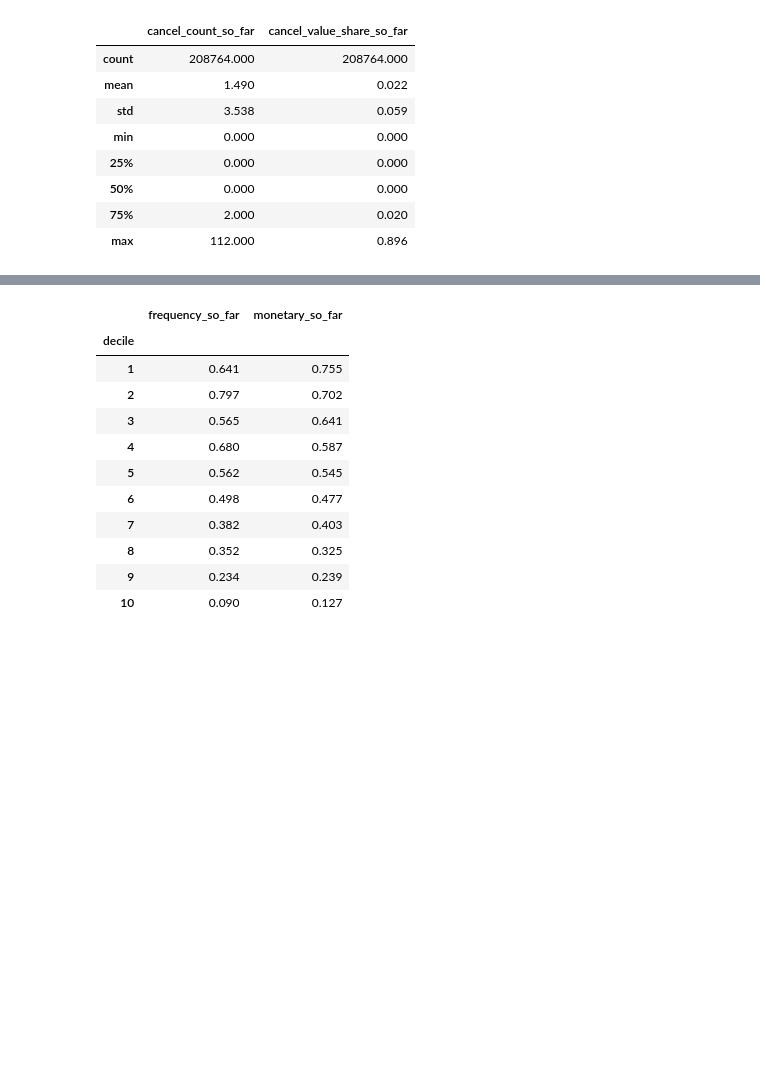
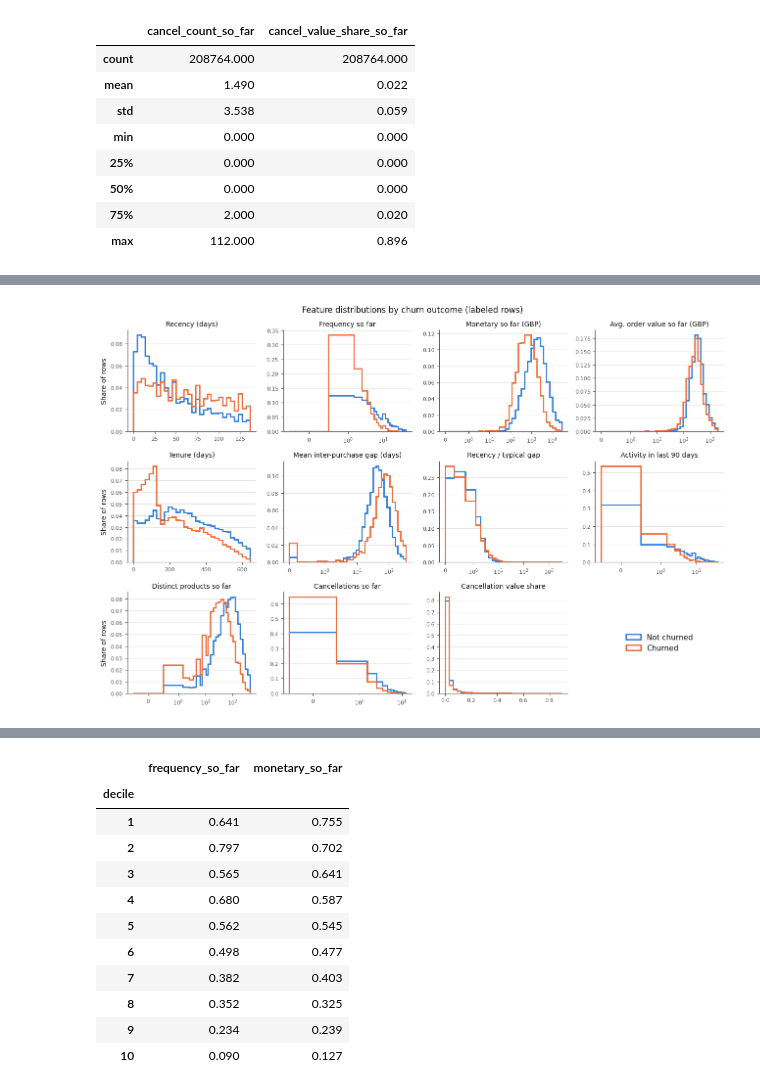
Before and after one commit to nguyenbaanh7779/customer-churn-prediction, a Jupyter notebook: notebooks/07_data_preparation.ipynb, the cells around one changed output, grey strips where cells are left out. Saved outputs shown, nothing was run; the diff lists cells and outputs as text; code cells hidden in the pictures; blank space fills up the shorter version.

```diff
--- a/notebooks/07_data_preparation.ipynb
+++ b/notebooks/07_data_preparation.ipynb
@@ -939,0 +942,82 @@ Name: churn, dtype: float64
+# %%
+labeled = base[base["labelable"]].copy()
+
+FEATURE_PANELS = [
+    ("recency_days", "Recency (days)", "linear"),
+    ("frequency_so_far", "Frequency so far", "count"),
+    ("monetary_so_far", "Monetary so far (GBP)", "skewed"),
+    ("avg_order_value_so_far", "Avg. order value so far (GBP)", "skewed"),
+    ("tenure_days", "Tenure (days)", "linear"),
+    ("mean_gap_so_far", "Mean inter-purchase gap (days)", "skewed"),
+    ("recency_to_typical_gap", "Recency / typical gap", "skewed"),
+    ("activity_last_90d", "Activity in last 90 days", "count"),
+    ("distinct_products_so_far", "Distinct products so far", "count"),
+    ("cancel_count_so_far", "Cancellations so far", "count"),
+    ("cancel_value_share_so_far", "Cancellation value share", "linear"),
+]
+CLASS_STYLES = [
+    (0, "Not churned", COLOR_EXISTING),
+    (1, "Churned", COLOR_NEW),
+]
+
+
+def panel_bin_edges(values, kind, n_bins=30):
+    """Bin edges for one feature panel of the distribution grid."""
+    if kind == "linear":
+        return np.linspace(values.min(), values.max(), n_bins + 1)
+    upper = values.quantile(0.99)
+    log_steps = np.expm1(np.linspace(0, np.log1p(upper + 1), n_bins + 1))
+    if kind == "count":
+        return np.unique(np.round(log_steps)) - 0.5
+    return log_steps
+
+
+fig, axes = plt.subplots(3, 4, figsize=(13, 8.5))
+for ax, (col, label, kind) in zip(axes.flat, FEATURE_PANELS):
+    edges = panel_bin_edges(labeled[col].dropna(), kind)
+    for churn_value, name, color in CLASS_STYLES:
+        class_values = labeled.loc[labeled["churn"] == churn_value, col]
+        class_values = class_values.dropna()
+        shown = class_values[class_values <= edges[-1]]
+        ax.hist(
+            shown,
+            bins=edges,
+            weights=np.full(len(shown), 1 / len(class_values)),
+            histtype="step",
+            linewidth=2,
+            color=color,
+            label=name,
+        )
+    if kind != "linear":
+        ax.set_xscale("symlog", linthresh=1)
+    ax.set_title(label, fontsize=10)
+    ax.tick_params(labelsize=8)
+for ax in axes[:, 0]:
+    ax.set_ylabel("Share of rows")
+legend_ax = axes.flat[-1]
+legend_ax.axis("off")
+legend_ax.legend(
+    *axes.flat[0].get_legend_handles_labels(),
+    loc="center",
+    frameon=False,
+    fontsize=11,
+)
+fig.suptitle("Feature distributions by churn outcome (labeled rows)")
+fig.tight_layout()
+fig.savefig(
+    "../latex/figures/ch7_feature_distributions.png", dpi=150,
+    bbox_inches="tight",
+)
+plt.show()
+
+feature_medians = (
+    labeled.groupby("churn")[[col for col, _, _ in FEATURE_PANELS]]
+    .median()
+    .T.rename(columns={0: "not_churned", 1: "churned"})
+)
+feature_medians["missing_share"] = (
+    labeled[feature_medians.index].isna().mean()
+)
+feature_medians.round(3)
+# %% [output]
+[figure, added]
```
Also changed, not shown: parts of 34 cells of this notebook, 10 other files.
